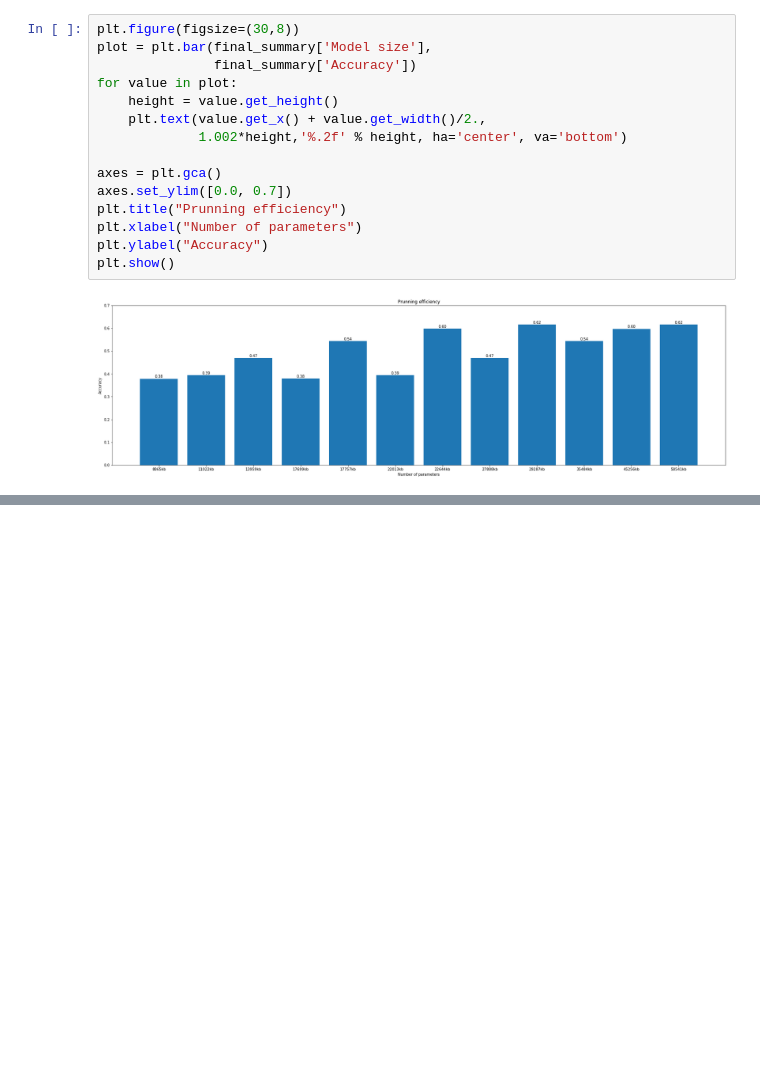
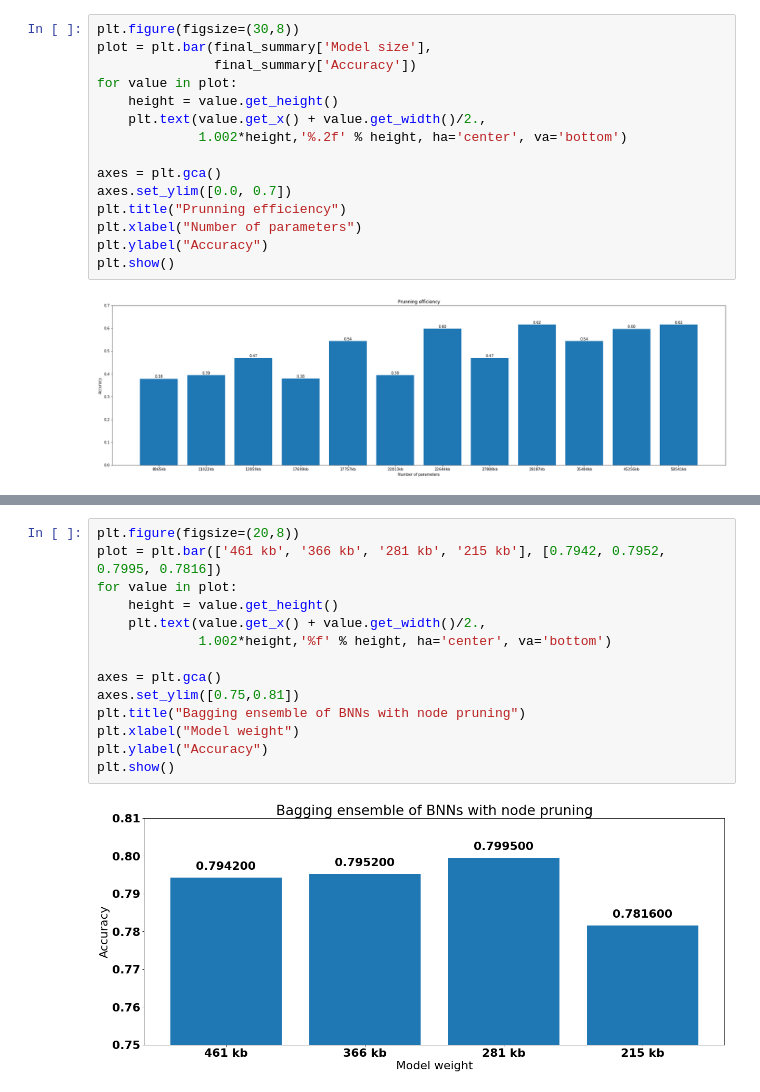
Before and after one commit to Matmozaur/BinaryEnsembeleNeuralNetworks, a Jupyter notebook: Pruning_conv.ipynb, the cells around one changed output, grey strips where cells are left out. Saved outputs shown, nothing was run; the diff lists cells and outputs as text; blank space fills up the shorter version.

```diff
--- a/Pruning_conv.ipynb
+++ b/Pruning_conv.ipynb
@@ -913,0 +941,16 @@ plt.show()
+# %%
+plt.figure(figsize=(20,8))
+plot = plt.bar(['461 kb', '366 kb', '281 kb', '215 kb'], [0.7942, 0.7952, 0.7995, 0.7816])
+for value in plot:
+    height = value.get_height()
+    plt.text(value.get_x() + value.get_width()/2.,
+             1.002*height,'%f' % height, ha='center', va='bottom')
+
+axes = plt.gca()
+axes.set_ylim([0.75,0.81])
+plt.title("Bagging ensemble of BNNs with node pruning")
+plt.xlabel("Model weight")
+plt.ylabel("Accuracy")
+plt.show()
+# %% [output]
+[figure, added]
```
Also changed, not shown: parts of 3 cells of this notebook, 9 other files.
